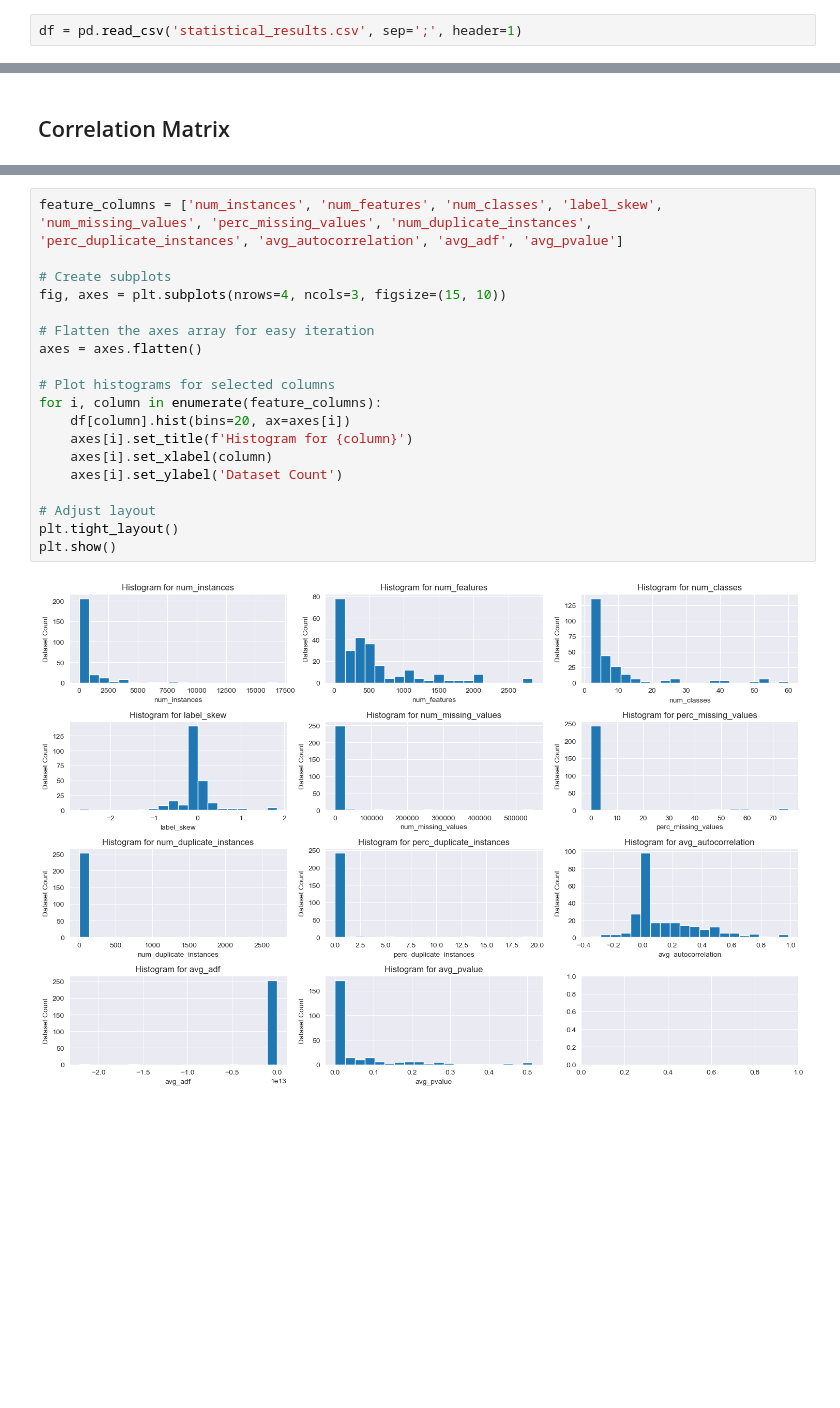
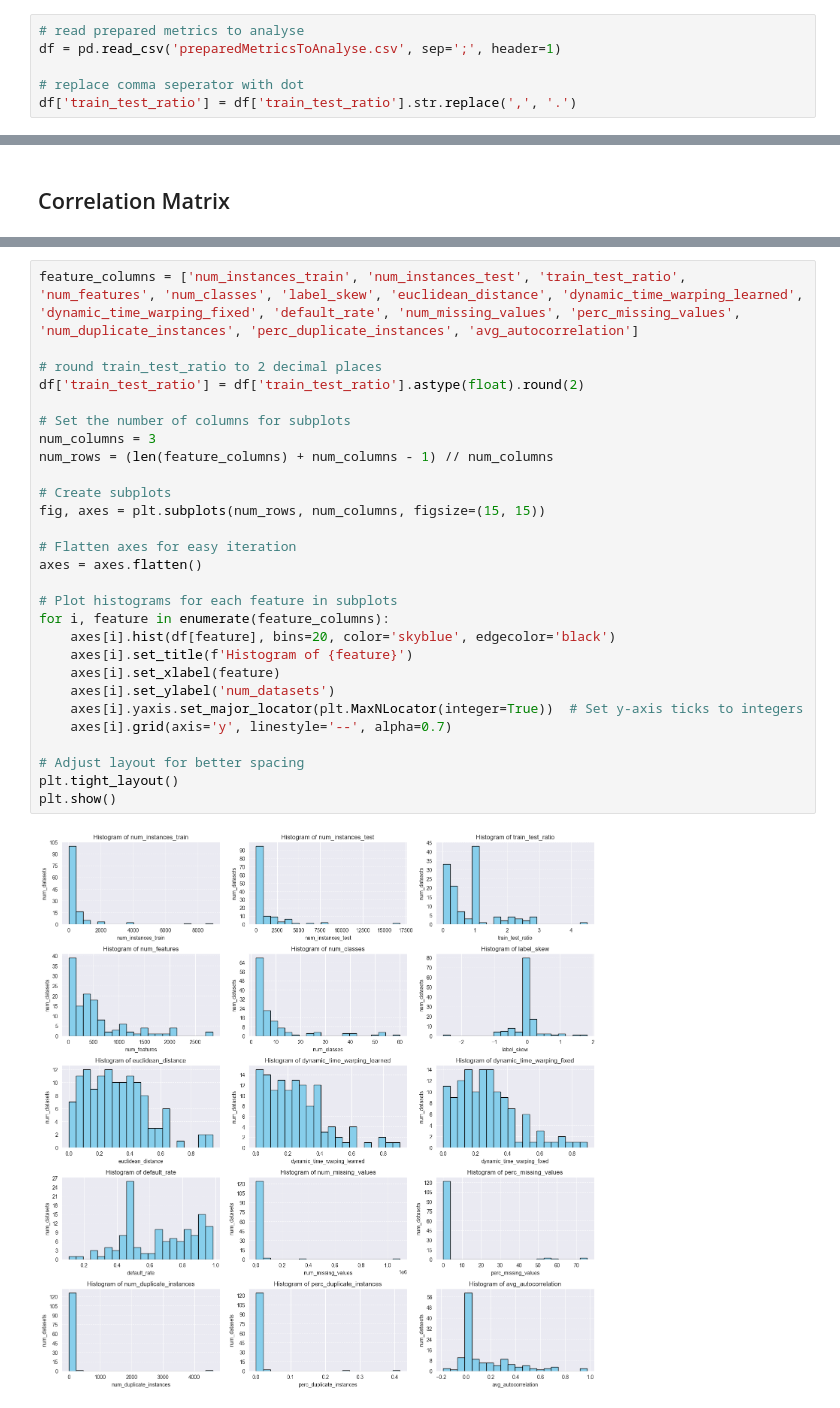
Before and after one commit to VakZok/DatasetQualityEvaluationCriteria, a Jupyter notebook: analyseDatasets.ipynb, the cells around one changed output, grey strips where cells are left out. Saved outputs shown, nothing was run; the diff lists cells and outputs as text; blank space fills up the shorter version.

```diff
--- a/analyseDatasets.ipynb
+++ b/analyseDatasets.ipynb
@@ -3,5 +5,9 @@ import pandas as pd
 import seaborn as sns
 import matplotlib.pyplot as plt
 # %%
-df = pd.read_csv('statistical_results.csv', sep=';', header=1)
+# read prepared metrics to analyse
+df = pd.read_csv('preparedMetricsToAnalyse.csv', sep=';', header=1)
+
+# replace comma seperator with dot
+df['train_test_ratio'] = df['train_test_ratio'].str.replace(',', '.')
 # %% [markdown]
@@ -69,21 +84,30 @@ Total Sum: 121
 # %%
-feature_columns = ['num_instances', 'num_features', 'num_classes', 'label_skew', 'num_missing_values', 'perc_missing_values', 'num_duplicate_instances', 'perc_duplicate_instances', 'avg_autocorrelation', 'avg_adf', 'avg_pvalue']
+feature_columns = ['num_instances_train', 'num_instances_test', 'train_test_ratio', 'num_features', 'num_classes', 'label_skew', 'euclidean_distance', 'dynamic_time_warping_learned', 'dynamic_time_warping_fixed', 'default_rate', 'num_missing_values', 'perc_missing_values', 'num_duplicate_instances', 'perc_duplicate_instances', 'avg_autocorrelation']
+
+# round train_test_ratio to 2 decimal places
+df['train_test_ratio'] = df['train_test_ratio'].astype(float).round(2)
+
+# Set the number of columns for subplots
+num_columns = 3
+num_rows = (len(feature_columns) + num_columns - 1) // num_columns
 
 # Create subplots
-fig, axes = plt.subplots(nrows=4, ncols=3, figsize=(15, 10))
+fig, axes = plt.subplots(num_rows, num_columns, figsize=(15, 15))
 
-# Flatten the axes array for easy iteration
+# Flatten axes for easy iteration
 axes = axes.flatten()
 
-# Plot histograms for selected columns
-for i, column in enumerate(feature_columns):
-    df[column].hist(bins=20, ax=axes[i])
-    axes[i].set_title(f'Histogram for {column}')
-    axes[i].set_xlabel(column)
-    axes[i].set_ylabel('Dataset Count')
+# Plot histograms for each feature in subplots
+for i, feature in enumerate(feature_columns):
+    axes[i].hist(df[feature], bins=20, color='skyblue', edgecolor='black')
+    axes[i].set_title(f'Histogram of {feature}')
+    axes[i].set_xlabel(feature)
+    axes[i].set_ylabel('num_datasets')
+    axes[i].yaxis.set_major_locator(plt.MaxNLocator(integer=True))  # Set y-axis ticks to integers
+    axes[i].grid(axis='y', linestyle='--', alpha=0.7)
 
-# Adjust layout
+# Adjust layout for better spacing
 plt.tight_layout()
 plt.show()
 # %% [output]
-[figure, old version]
+[figure, new version]
```
Also changed, not shown: parts of 11 cells of this notebook, 1 other file.
